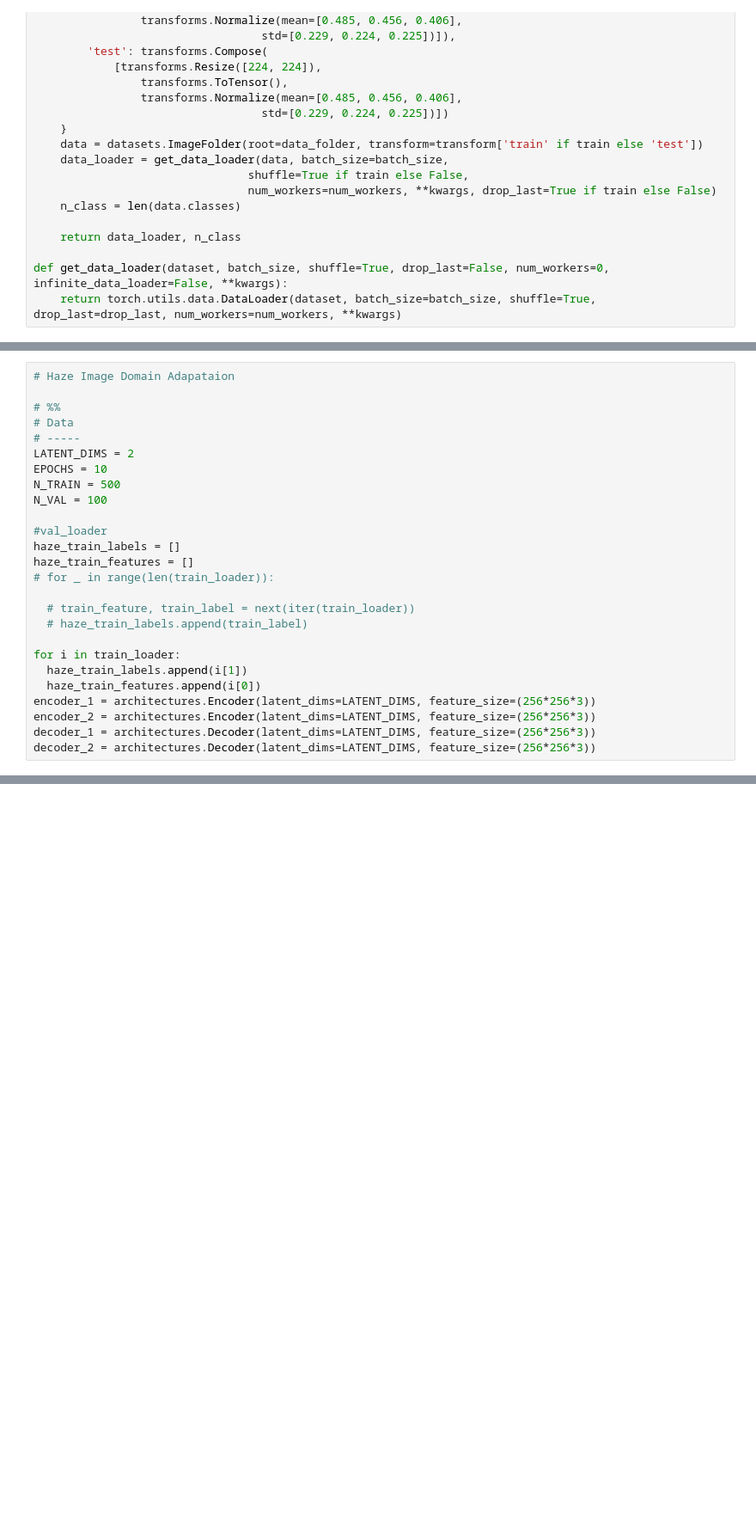
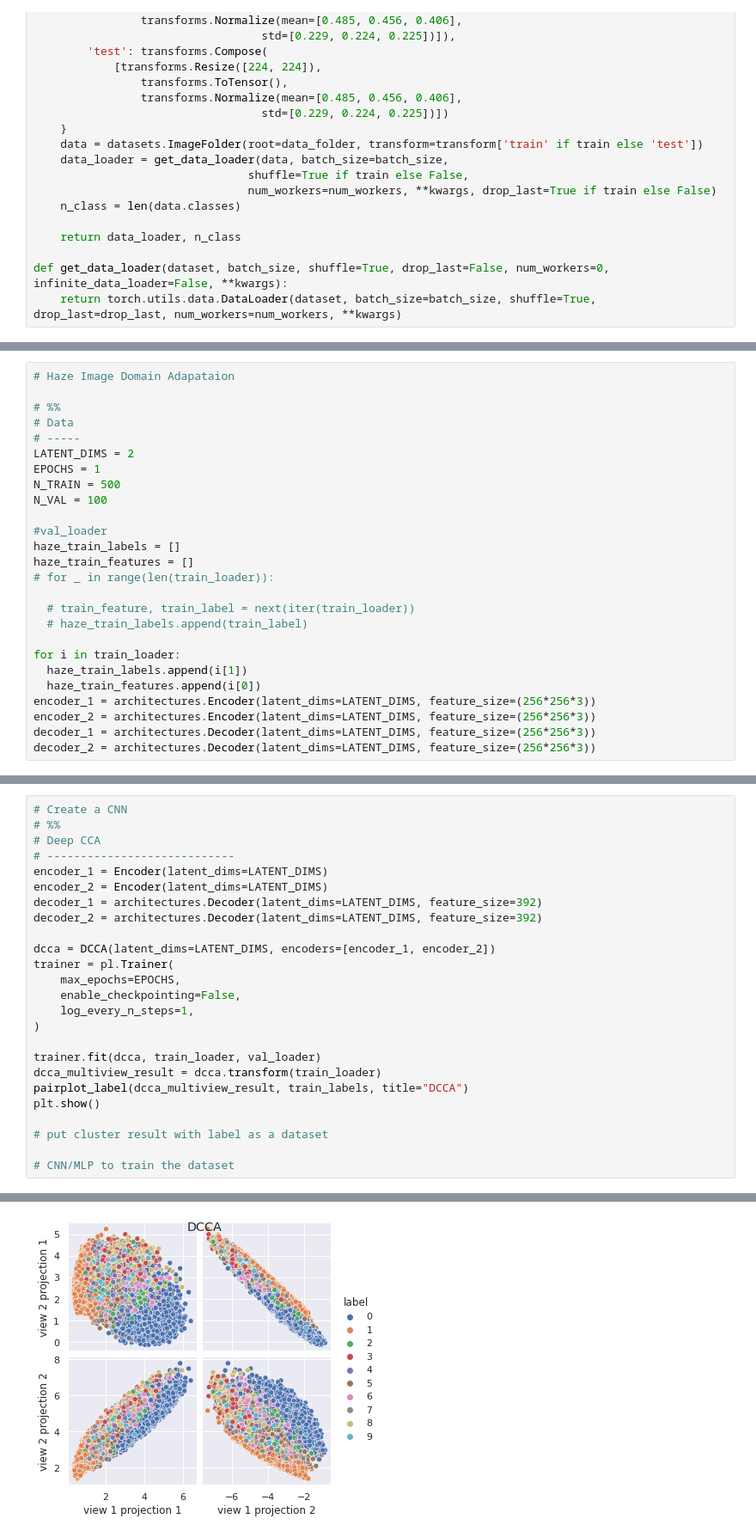
Before and after one commit to tedlc/AISTATS23, a Jupyter notebook: DCCA.ipynb, the cells around one changed output, grey strips where cells are left out. Shown at 86% size. Saved outputs shown, nothing was run; the diff lists cells and outputs as text; blank space fills up the shorter version.

```diff
--- a/DCCA.ipynb
+++ b/DCCA.ipynb
@@ -443,7 +438,7 @@ tensor([14,  6, 12, 14,  8,  8,  7, 13,  0,  7,  3,  4,  3, 12,  3,  3,  4, 12,
 # Data
 # -----
 LATENT_DIMS = 2
-EPOCHS = 10
+EPOCHS = 1
 N_TRAIN = 500
 N_VAL = 100
 
@@ -466,0 +527,26 @@ KeyboardInterrupt: ignored
+# %%
+# Create a CNN
+# %%
+# Deep CCA
+# ----------------------------
+encoder_1 = Encoder(latent_dims=LATENT_DIMS)
+encoder_2 = Encoder(latent_dims=LATENT_DIMS)
+decoder_1 = architectures.Decoder(latent_dims=LATENT_DIMS, feature_size=392)
+decoder_2 = architectures.Decoder(latent_dims=LATENT_DIMS, feature_size=392)
+
+dcca = DCCA(latent_dims=LATENT_DIMS, encoders=[encoder_1, encoder_2])
+trainer = pl.Trainer(
+    max_epochs=EPOCHS,
+    enable_checkpointing=False,
+    log_every_n_steps=1,
+)
+
+trainer.fit(dcca, train_loader, val_loader)
+dcca_multiview_result = dcca.transform(train_loader)
+pairplot_label(dcca_multiview_result, train_labels, title="DCCA")
+plt.show()
+
+# put cluster result with label as a dataset
+
+# CNN/MLP to train the dataset
+# %% [output]
@@ -466,0 +567 @@ KeyboardInterrupt: ignored
+[figure, added]
```
Also changed, not shown: parts of 19 cells of this notebook, 3 other files.
